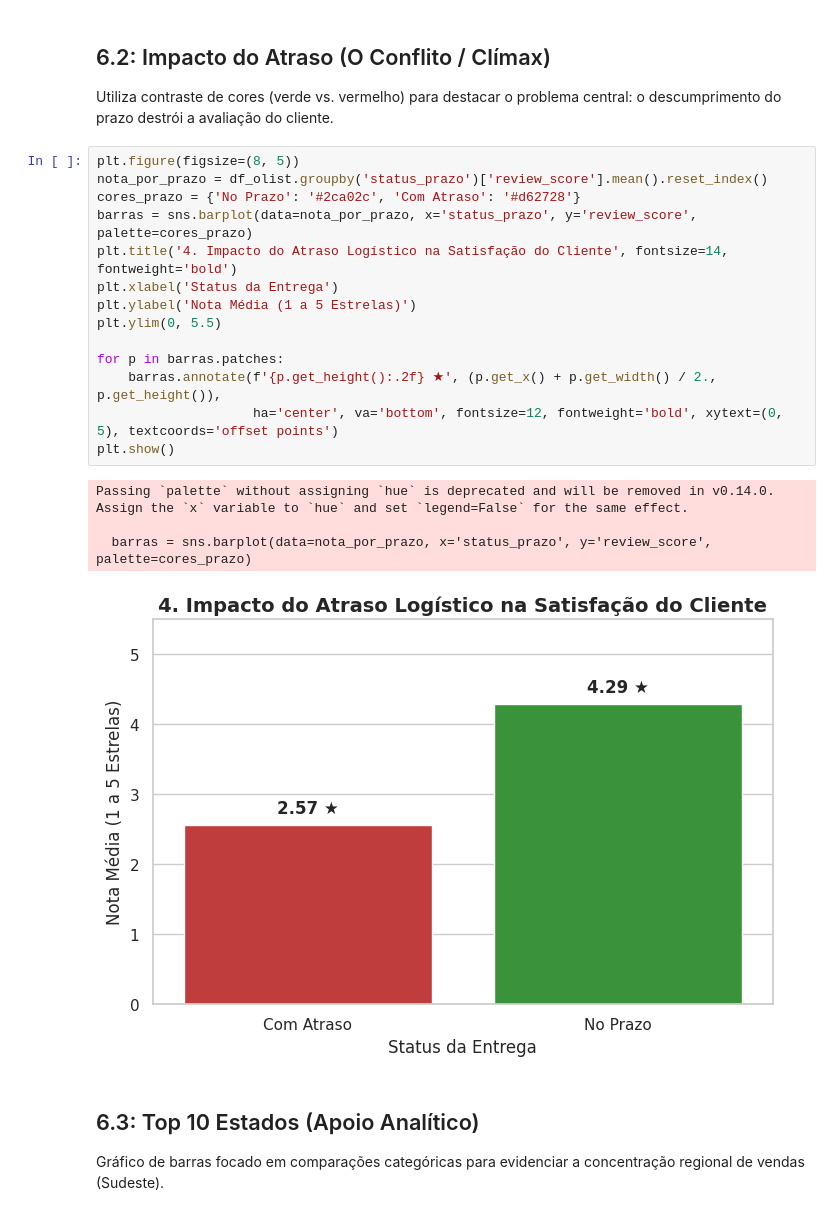
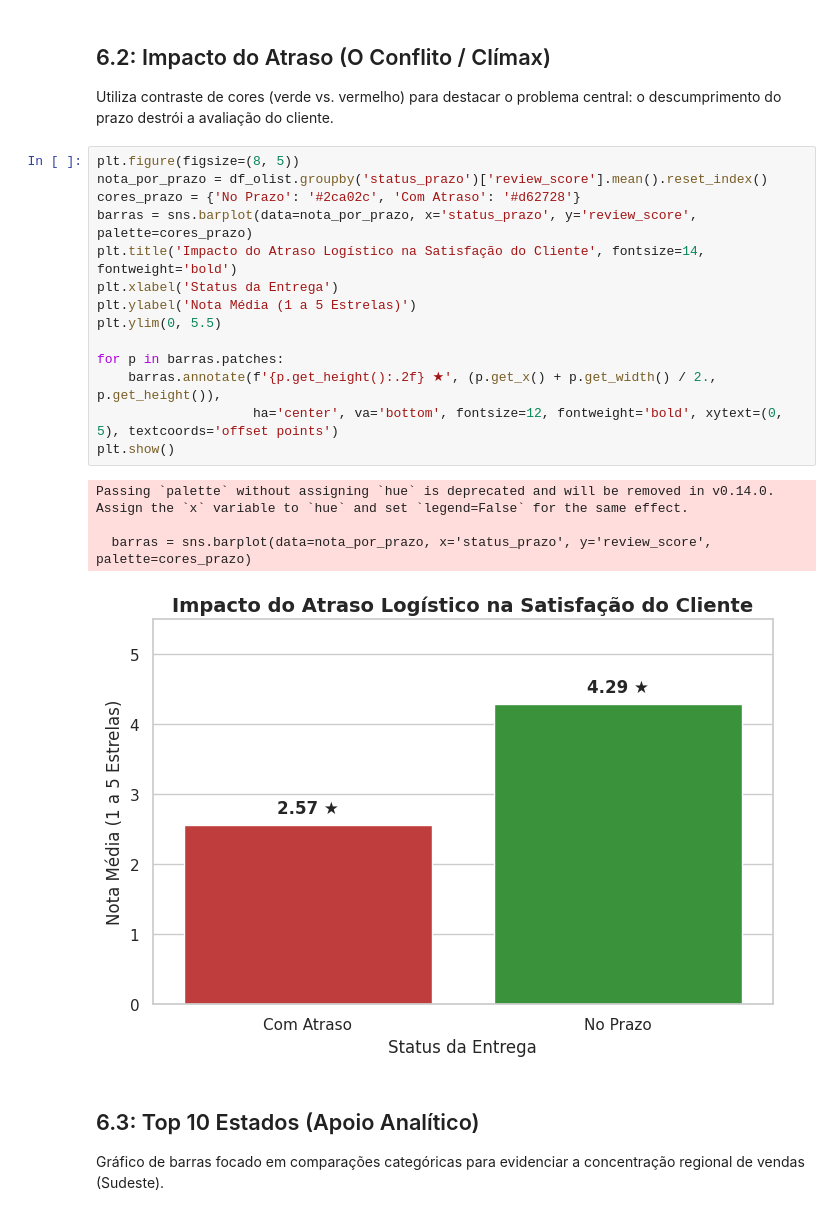
Before and after one commit to thomazgeo/tech-challenge-fase1-olist, a Jupyter notebook: Tech_Chalenge_FIAP_FASE_1.ipynb, the cells around one changed output. Drawn from its saved outputs; the diff is of its cells as text.

```diff
--- a/Tech_Chalenge_FIAP_FASE_1.ipynb
+++ b/Tech_Chalenge_FIAP_FASE_1.ipynb
@@ -241,22 +291,22 @@ Utiliza contraste de cores (verde vs. vermelho) para destacar o problema central
 # %%
 plt.figure(figsize=(8, 5))
 nota_por_prazo = df_olist.groupby('status_prazo')['review_score'].mean().reset_index()
 cores_prazo = {'No Prazo': '#2ca02c', 'Com Atraso': '#d62728'}
 barras = sns.barplot(data=nota_por_prazo, x='status_prazo', y='review_score', palette=cores_prazo)
-plt.title('4. Impacto do Atraso Logístico na Satisfação do Cliente', fontsize=14, fontweight='bold')
+plt.title('Impacto do Atraso Logístico na Satisfação do Cliente', fontsize=14, fontweight='bold')
 plt.xlabel('Status da Entrega')
 plt.ylabel('Nota Média (1 a 5 Estrelas)')
 plt.ylim(0, 5.5)
 
 for p in barras.patches:
     barras.annotate(f'{p.get_height():.2f} ★', (p.get_x() + p.get_width() / 2., p.get_height()),
                     ha='center', va='bottom', fontsize=12, fontweight='bold', xytext=(0, 5), textcoords='offset points')
 plt.show()
 # %% [output]
 Passing `palette` without assigning `hue` is deprecated and will be removed in v0.14.0. Assign the `x` variable to `hue` and set `legend=False` for the same effect.
 
   barras = sns.barplot(data=nota_por_prazo, x='status_prazo', y='review_score', palette=cores_prazo)
-[figure, old version]
+[figure, new version]
 # %% [markdown]
 ## 6.3: Top 10 Estados (Apoio Analítico)
 Gráfico de barras focado em comparações categóricas para evidenciar a concentração regional de vendas (Sudeste).
```
Also changed, not shown: parts of 11 cells of this notebook.
